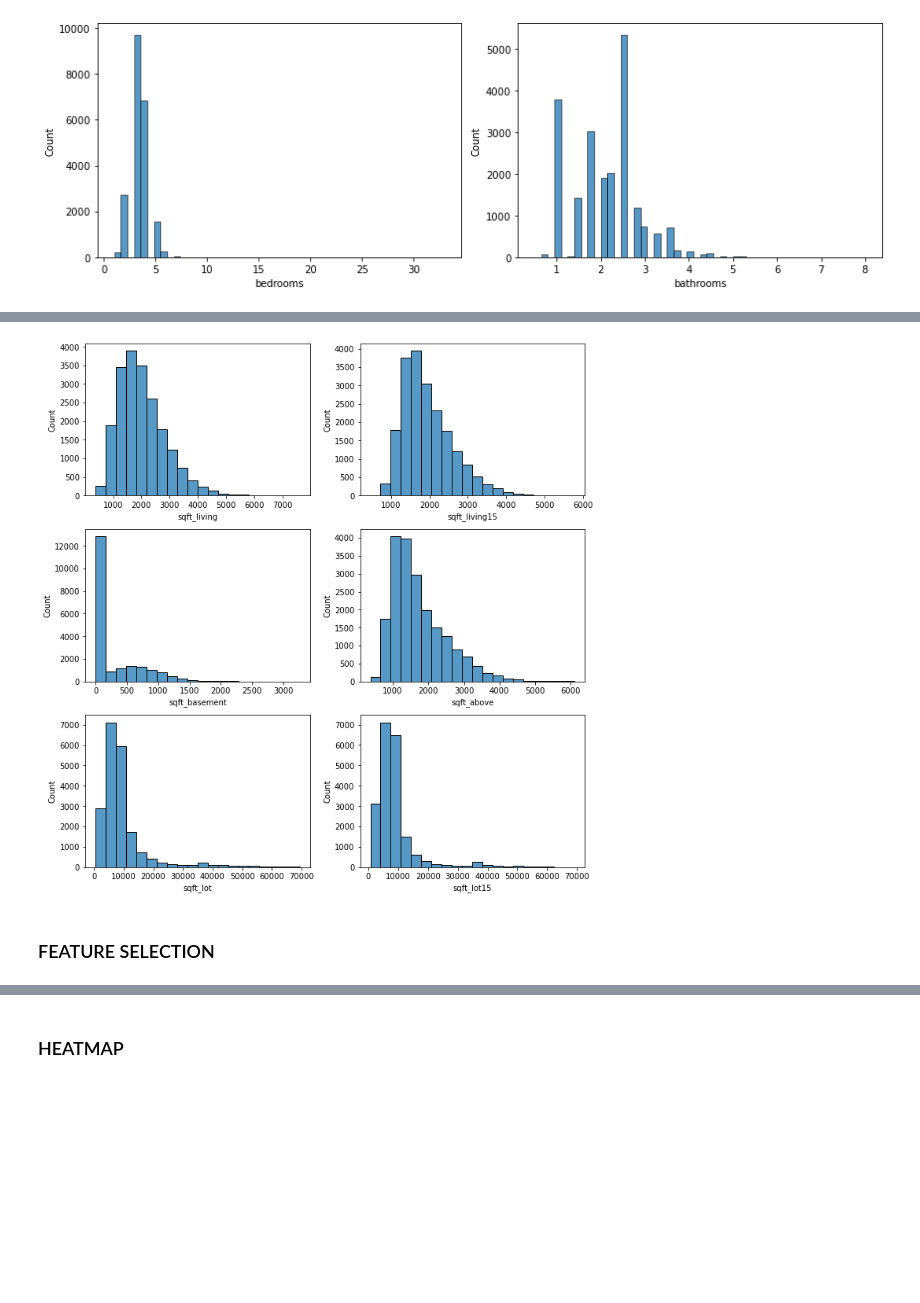
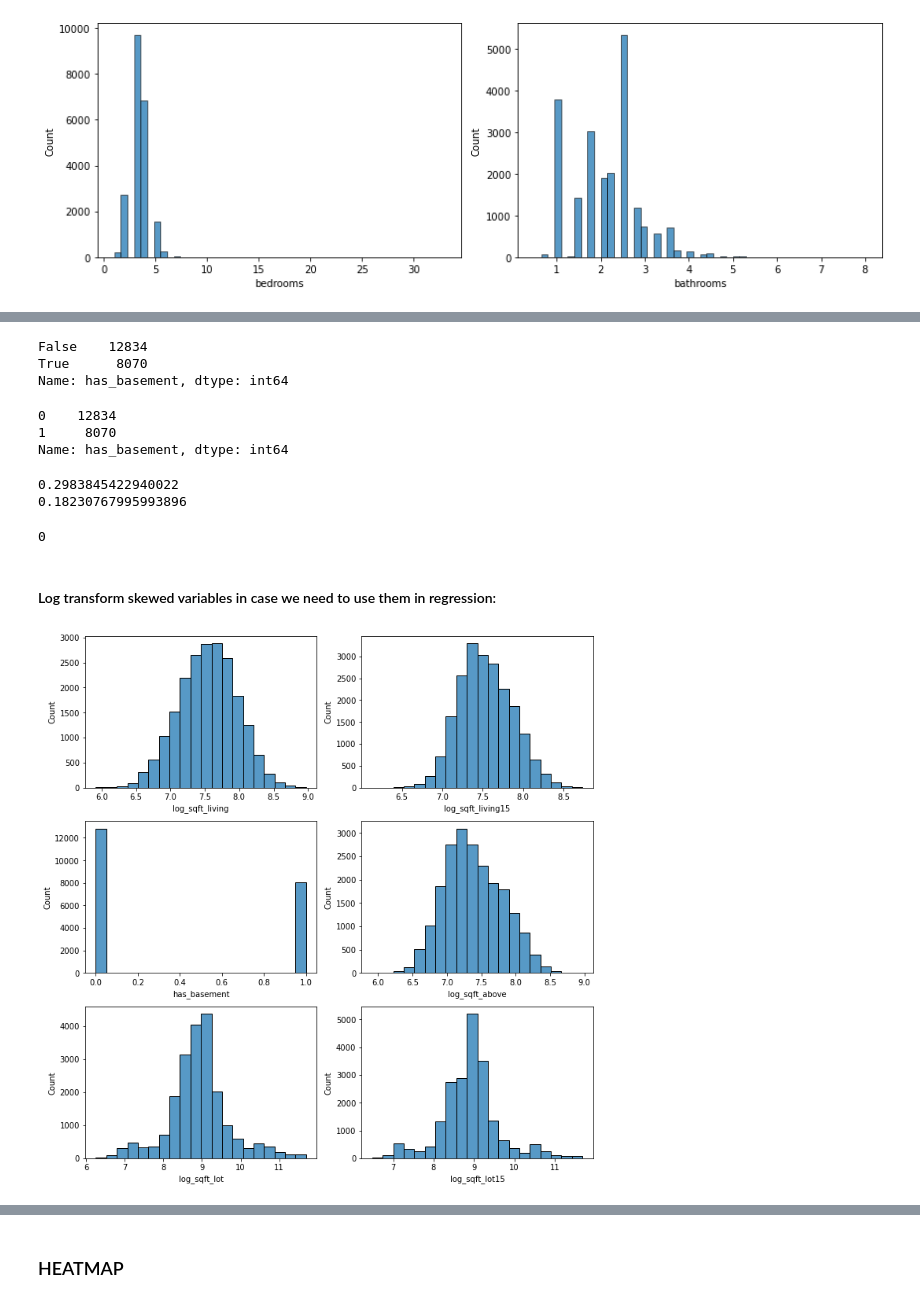
Before and after one commit to erdemiraysu/KingCounty_House_Sales_Regression, a Jupyter notebook: student.ipynb, the cells around one changed output, grey strips where cells are left out. Cells and saved outputs as stored; diff of their text form; code cells hidden in the pictures; blank space fills up the shorter version.

```diff
--- a/student.ipynb
+++ b/student.ipynb
@@ -894,0 +999,6 @@ df_new.shape
+# %%
+fig, (ax1, ax2) = plt.subplots(ncols=2, figsize=(10, 4))
+fig.set_tight_layout(True)
+
+sns.histplot(x = df_new['sqft_lot'], ax= ax1, bins=20);
+sns.histplot(x = df_new['sqft_lot15'], ax= ax2, bins=20);
@@ -894,0 +1014,31 @@ df_new.shape
+# %%
+df_new['has_basement'] = df_new['sqft_basement'] > 0
+df_new['has_basement'].value_counts()
+# %% [output]
+False    12834
+True      8070
+Name: has_basement, dtype: int64
+# %%
+dic = {False:"0", True:"1"}
+df_new.replace({"has_basement": dic}, inplace=True)
+df_new["has_basement"] = df_new["has_basement"].astype(int)
+df_new["has_basement"].value_counts()
+# %% [output]
+0    12834
+1     8070
+Name: has_basement, dtype: int64
+# %%
+print(df_new.corr()['price']['sqft_basement'])
+print(df_new.corr()['price']['has_basement'])
+# correlation coef is smaller for has_basement but since this variable is more meaningful let's use it and drop 'sqft_basement'
+# %% [output]
+0.2983845422940022
+0.18230767995993896
+# %%
+len(df_new[df_new['sqft_lot'] == 0])
+# %% [output]
+0
+# %%
+df_new.drop('sqft_basement', axis=1, inplace=True )
+# %% [markdown]
+#### Log transform skewed variables in case we need to use them in regression:
@@ -895,14 +1048,12 @@ df_new.shape
 # %%
-fig, ((ax1, ax2),(ax3,ax4),(ax5,ax6)) = plt.subplots(ncols=2, nrows=3, figsize=(10, 10))
+fig, ((ax1, ax2),(ax3, ax4),(ax5,ax6)) = plt.subplots(ncols=2, nrows=3, figsize=(10, 10))
 fig.set_tight_layout(True)
 
-sns.histplot(x = df_new['sqft_living'], ax= ax1, bins=20);
-sns.histplot(x = df_new['sqft_living15'], ax= ax2, bins=20);
-sns.histplot(x = df_new['sqft_basement'], ax =ax3, bins=20);
-sns.histplot(x = df_new['sqft_above'], ax= ax4, bins=20);
-sns.histplot(x = df_new['sqft_lot'], ax =ax5, bins=20);
-sns.histplot(x = df_new['sqft_lot15'], ax= ax6, bins=20);
+sns.histplot(x = df_new['log_sqft_living'], ax= ax1, bins=20);
+sns.histplot(x = df_new['log_sqft_living15'], ax= ax2, bins=20);
+sns.histplot(x = df_new['has_basement'], ax= ax3, bins=20);
+sns.histplot(x = df_new['log_sqft_above'], ax= ax4, bins=20);
+sns.histplot(x = df_new['log_sqft_lot'], ax =ax5, bins=20);
+sns.histplot(x = df_new['log_sqft_lot15'], ax= ax6, bins=20);
 # %% [output]
-[figure, old version]
+[figure, new version]
-# %% [markdown]
-### FEATURE SELECTION
```
Also changed, not shown: parts of 256 cells of this notebook.
